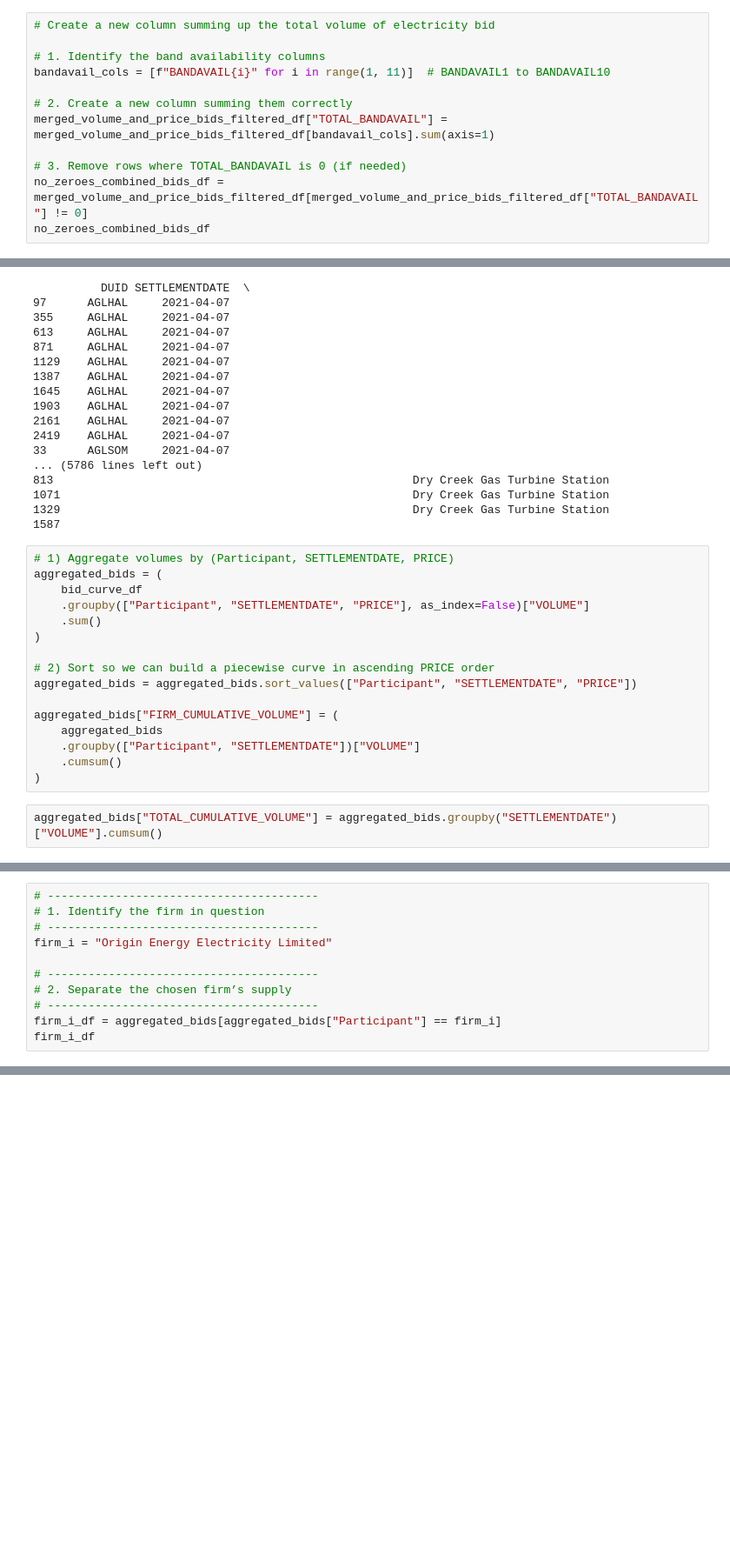
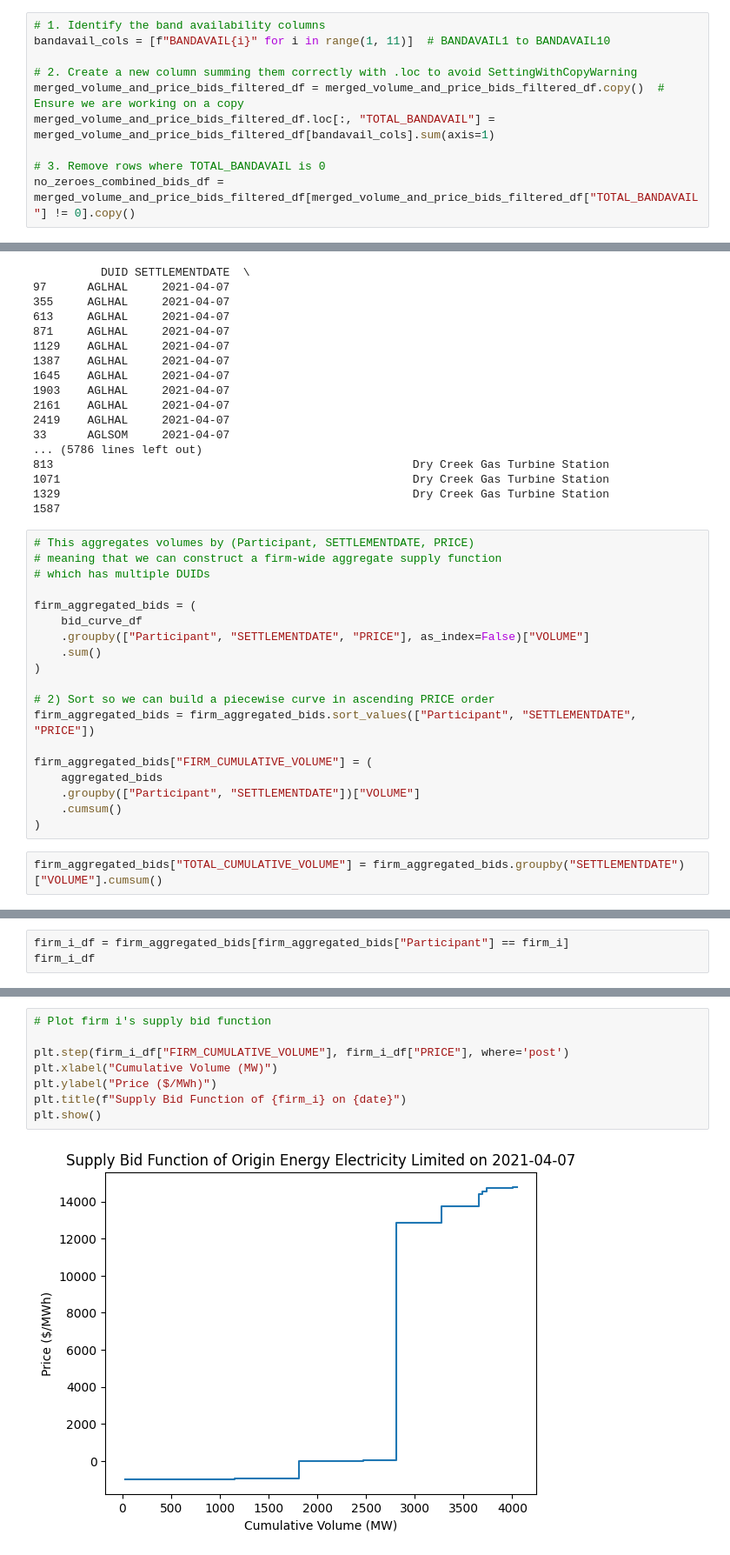
Before and after one commit to daniel-seymour/aus-electricity-auctions, a Jupyter notebook: data_analysis_code/marginal-cost-NEMO-calculations.ipynb, the cells around one changed output, grey strips where cells are left out. Shown at 87% size. Cells and saved outputs as stored; diff of their text form; blank space fills up the shorter version.

```diff
--- a/data_analysis_code/marginal-cost-NEMO-calculations.ipynb
+++ b/data_analysis_code/marginal-cost-NEMO-calculations.ipynb
@@ -377,14 +492,12 @@ MAXAVAIL: Hard limit
 TOTAL_BANDAVAIL: Total volume bid
 SUM_OF_BANDAVAIL: The capped volume bid so that what firms bid matches the hard limit
 # %%
-# Create a new column summing up the total volume of electricity bid
-
 # 1. Identify the band availability columns
 bandavail_cols = [f"BANDAVAIL{i}" for i in range(1, 11)]  # BANDAVAIL1 to BANDAVAIL10
 
-# 2. Create a new column summing them correctly
-merged_volume_and_price_bids_filtered_df["TOTAL_BANDAVAIL"] = merged_volume_and_price_bids_filtered_df[bandavail_cols].sum(axis=1)
+# 2. Create a new column summing them correctly with .loc to avoid SettingWithCopyWarning
+merged_volume_and_price_bids_filtered_df = merged_volume_and_price_bids_filtered_df.copy()  # Ensure we are working on a copy
+merged_volume_and_price_bids_filtered_df.loc[:, "TOTAL_BANDAVAIL"] = merged_volume_and_price_bids_filtered_df[bandavail_cols].sum(axis=1)
 
-# 3. Remove rows where TOTAL_BANDAVAIL is 0 (if needed)
-no_zeroes_combined_bids_df = merged_volume_and_price_bids_filtered_df[merged_volume_and_price_bids_filtered_df["TOTAL_BANDAVAIL"] != 0]
-no_zeroes_combined_bids_df
+# 3. Remove rows where TOTAL_BANDAVAIL is 0
+no_zeroes_combined_bids_df = merged_volume_and_price_bids_filtered_df[merged_volume_and_price_bids_filtered_df["TOTAL_BANDAVAIL"] != 0].copy()
@@ -588,21 +682,24 @@ with pd.option_context('display.max_rows', None,
 1329                                                    Dry Creek Gas Turbine Station
 1587
 # %%
-# 1) Aggregate volumes by (Participant, SETTLEMENTDATE, PRICE)
-aggregated_bids = (
+# This aggregates volumes by (Participant, SETTLEMENTDATE, PRICE)
+# meaning that we can construct a firm-wide aggregate supply function
+# which has multiple DUIDs
+
+firm_aggregated_bids = (
     bid_curve_df
     .groupby(["Participant", "SETTLEMENTDATE", "PRICE"], as_index=False)["VOLUME"]
     .sum()
 )
 
 # 2) Sort so we can build a piecewise curve in ascending PRICE order
-aggregated_bids = aggregated_bids.sort_values(["Participant", "SETTLEMENTDATE", "PRICE"])
+firm_aggregated_bids = firm_aggregated_bids.sort_values(["Participant", "SETTLEMENTDATE", "PRICE"])
 
-aggregated_bids["FIRM_CUMULATIVE_VOLUME"] = (
+firm_aggregated_bids["FIRM_CUMULATIVE_VOLUME"] = (
     aggregated_bids
     .groupby(["Participant", "SETTLEMENTDATE"])["VOLUME"]
     .cumsum()
 )
 # %%
-aggregated_bids["TOTAL_CUMULATIVE_VOLUME"] = aggregated_bids.groupby("SETTLEMENTDATE")["VOLUME"].cumsum()
+firm_aggregated_bids["TOTAL_CUMULATIVE_VOLUME"] = firm_aggregated_bids.groupby("SETTLEMENTDATE")["VOLUME"].cumsum()
 # %%
@@ -696,11 +723,3 @@ market_bids
 # %%
-# ----------------------------------------
-# 1. Identify the firm in question
-# ----------------------------------------
-firm_i = "Origin Energy Electricity Limited"
-
-# ----------------------------------------
-# 2. Separate the chosen firm’s supply
-# ----------------------------------------
-firm_i_df = aggregated_bids[aggregated_bids["Participant"] == firm_i]
+firm_i_df = firm_aggregated_bids[firm_aggregated_bids["Participant"] == firm_i]
 firm_i_df
@@ -707,2 +740,12 @@ firm_i_df
+# %%
+# Plot firm i's supply bid function
+
+plt.step(firm_i_df["FIRM_CUMULATIVE_VOLUME"], firm_i_df["PRICE"], where='post')
+plt.xlabel("Cumulative Volume (MW)")
+plt.ylabel("Price ($/MWh)")
+plt.title(f"Supply Bid Function of {firm_i} on {date}")
+plt.show()
+# %% [output]
+[figure, added]
 # %%
 rival_firms_df = aggregated_bids[aggregated_bids["Participant"] != firm_i].copy()
```
Also changed, not shown: parts of 69 cells of this notebook.
